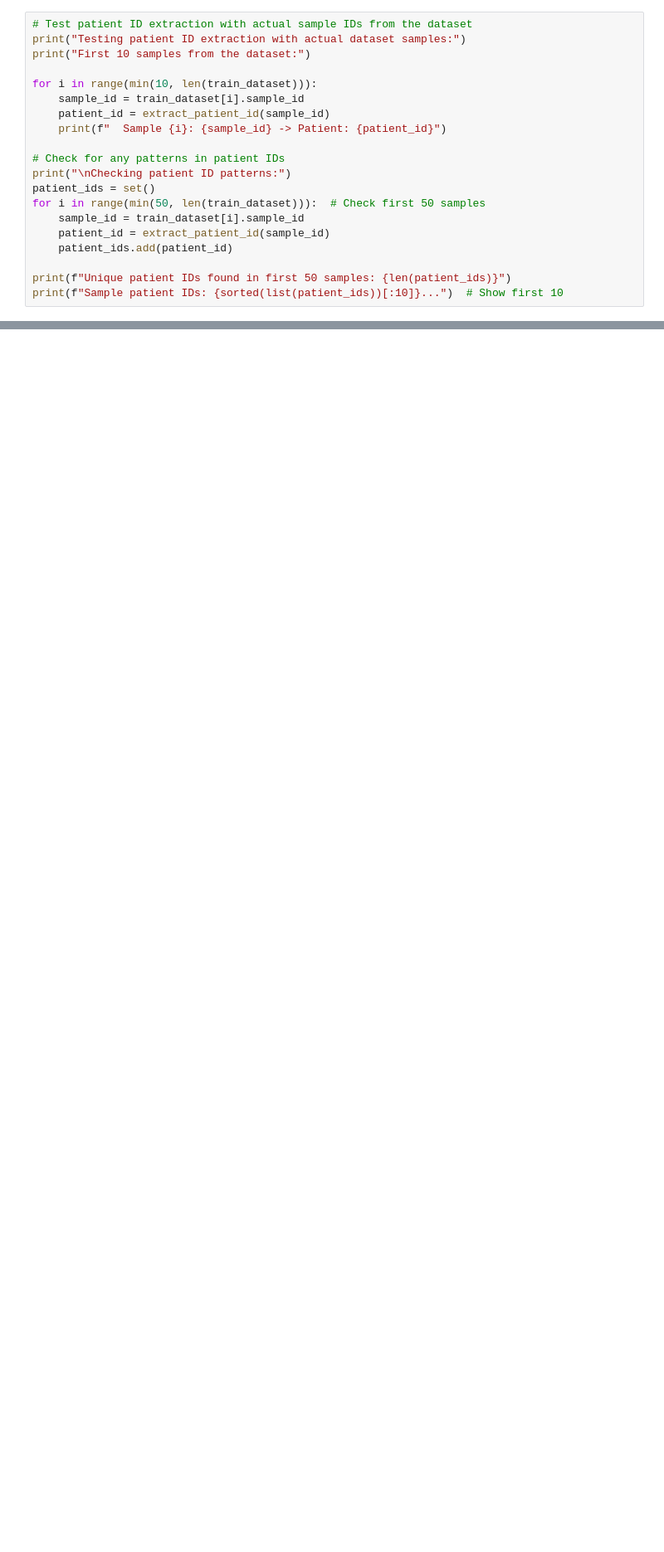
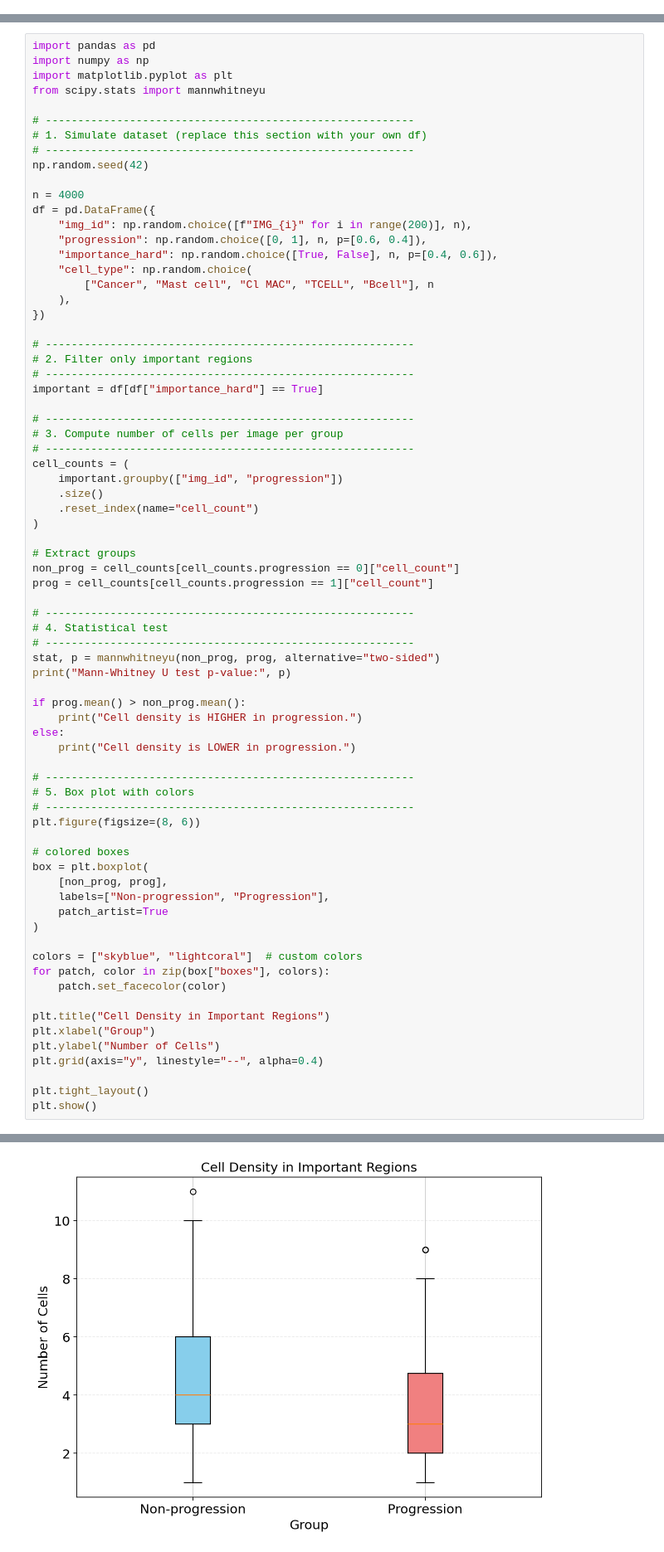
Before and after one commit to saezlab/SpaCEy, a Jupyter notebook: bin/embedding_clustering_Lung.ipynb, the cells around one changed output, grey strips where cells are left out. Shown at 83% size. Saved outputs shown, nothing was run; the diff lists cells and outputs as text; blank space fills up the shorter version.

```diff
--- a/bin/embedding_clustering_Lung.ipynb
+++ b/bin/embedding_clustering_Lung.ipynb
@@ -299,20 +0,0 @@ All folds validated successfully
-# %%
-# Test patient ID extraction with actual sample IDs from the dataset
-print("Testing patient ID extraction with actual dataset samples:")
-print("First 10 samples from the dataset:")
-
-for i in range(min(10, len(train_dataset))):
-    sample_id = train_dataset[i].sample_id
-    patient_id = extract_patient_id(sample_id)
-    print(f"  Sample {i}: {sample_id} -> Patient: {patient_id}")
-
-# Check for any patterns in patient IDs
-print("\nChecking patient ID patterns:")
-patient_ids = set()
-for i in range(min(50, len(train_dataset))):  # Check first 50 samples
-    sample_id = train_dataset[i].sample_id
-    patient_id = extract_patient_id(sample_id)
-    patient_ids.add(patient_id)
-
-print(f"Unique patient IDs found in first 50 samples: {len(patient_ids)}")
-print(f"Sample patient IDs: {sorted(list(patient_ids))[:10]}...")  # Show first 10
@@ -361,0 +235,74 @@ data_processing_lung_pipeline("/home/rifaioglu/projects/GNNClinicalOutcomePredic
+# %%
+import pandas as pd
+import numpy as np
+import matplotlib.pyplot as plt
+from scipy.stats import mannwhitneyu
+
+# ---------------------------------------------------------
+# 1. Simulate dataset (replace this section with your own df)
+# ---------------------------------------------------------
+np.random.seed(42)
+
+n = 4000
+df = pd.DataFrame({
+    "img_id": np.random.choice([f"IMG_{i}" for i in range(200)], n),
+    "progression": np.random.choice([0, 1], n, p=[0.6, 0.4]),
+    "importance_hard": np.random.choice([True, False], n, p=[0.4, 0.6]),
+    "cell_type": np.random.choice(
+        ["Cancer", "Mast cell", "Cl MAC", "TCELL", "Bcell"], n
+    ),
+})
+
+# ---------------------------------------------------------
+# 2. Filter only important regions
+# ---------------------------------------------------------
+important = df[df["importance_hard"] == True]
+
+# ---------------------------------------------------------
+# 3. Compute number of cells per image per group
+# ---------------------------------------------------------
+cell_counts = (
+    important.groupby(["img_id", "progression"])
+    .size()
+    .reset_index(name="cell_count")
+)
+
+# Extract groups
+non_prog = cell_counts[cell_counts.progression == 0]["cell_count"]
+prog = cell_counts[cell_counts.progression == 1]["cell_count"]
+
+# ---------------------------------------------------------
+# 4. Statistical test
+# ---------------------------------------------------------
+stat, p = mannwhitneyu(non_prog, prog, alternative="two-sided")
+print("Mann-Whitney U test p-value:", p)
+
+if prog.mean() > non_prog.mean():
+    print("Cell density is HIGHER in progression.")
+else:
+    print("Cell density is LOWER in progression.")
+
+# ---------------------------------------------------------
+# 5. Box plot with colors
+# ---------------------------------------------------------
+plt.figure(figsize=(8, 6))
+
+# colored boxes
+box = plt.boxplot(
+    [non_prog, prog],
+    labels=["Non-progression", "Progression"],
+    patch_artist=True
+)
+
+colors = ["skyblue", "lightcoral"]  # custom colors
+for patch, color in zip(box["boxes"], colors):
+    patch.set_facecolor(color)
+
+plt.title("Cell Density in Important Regions")
+plt.xlabel("Group")
+plt.ylabel("Number of Cells")
+plt.grid(axis="y", linestyle="--", alpha=0.4)
+
+plt.tight_layout()
+plt.show()
+# %% [output]
@@ -361,0 +311 @@ data_processing_lung_pipeline("/home/rifaioglu/projects/GNNClinicalOutcomePredic
+[figure, added]
```
Also changed, not shown: parts of 43 cells of this notebook, 29 other files.
